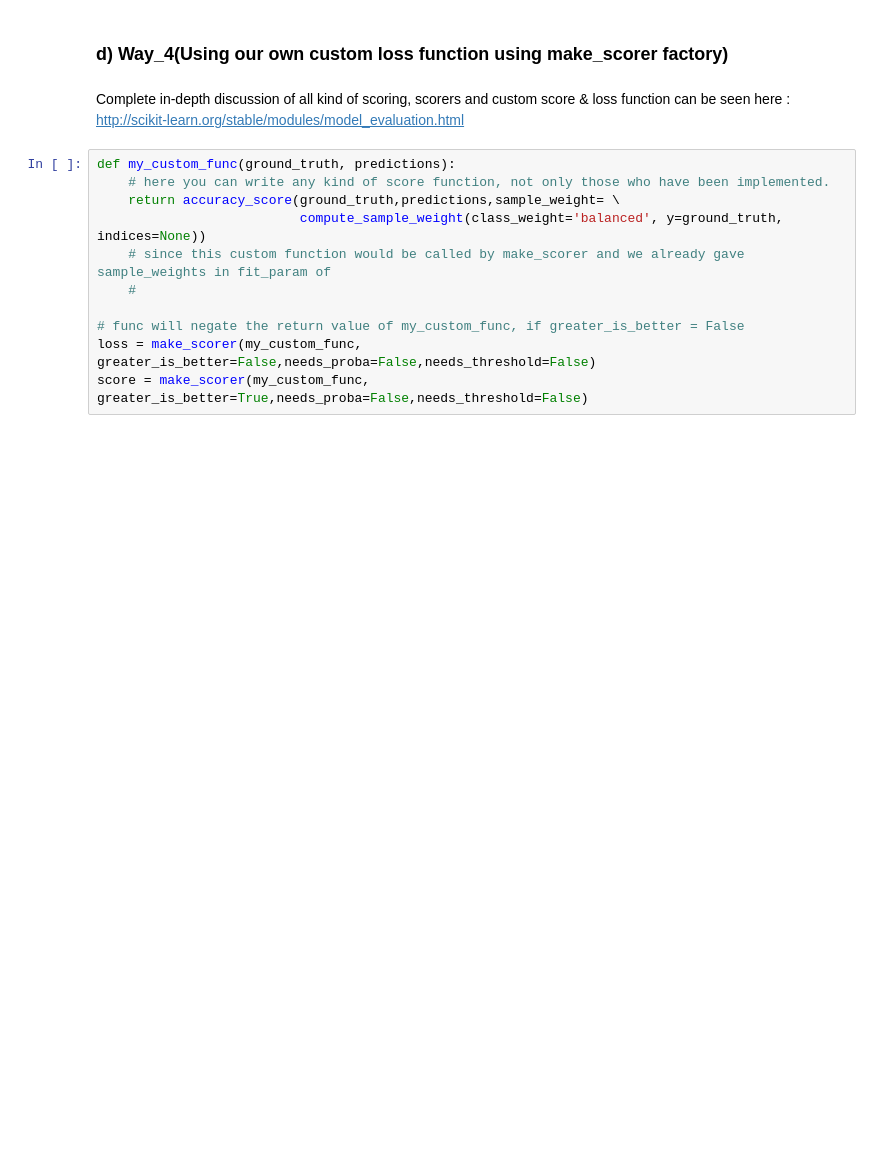
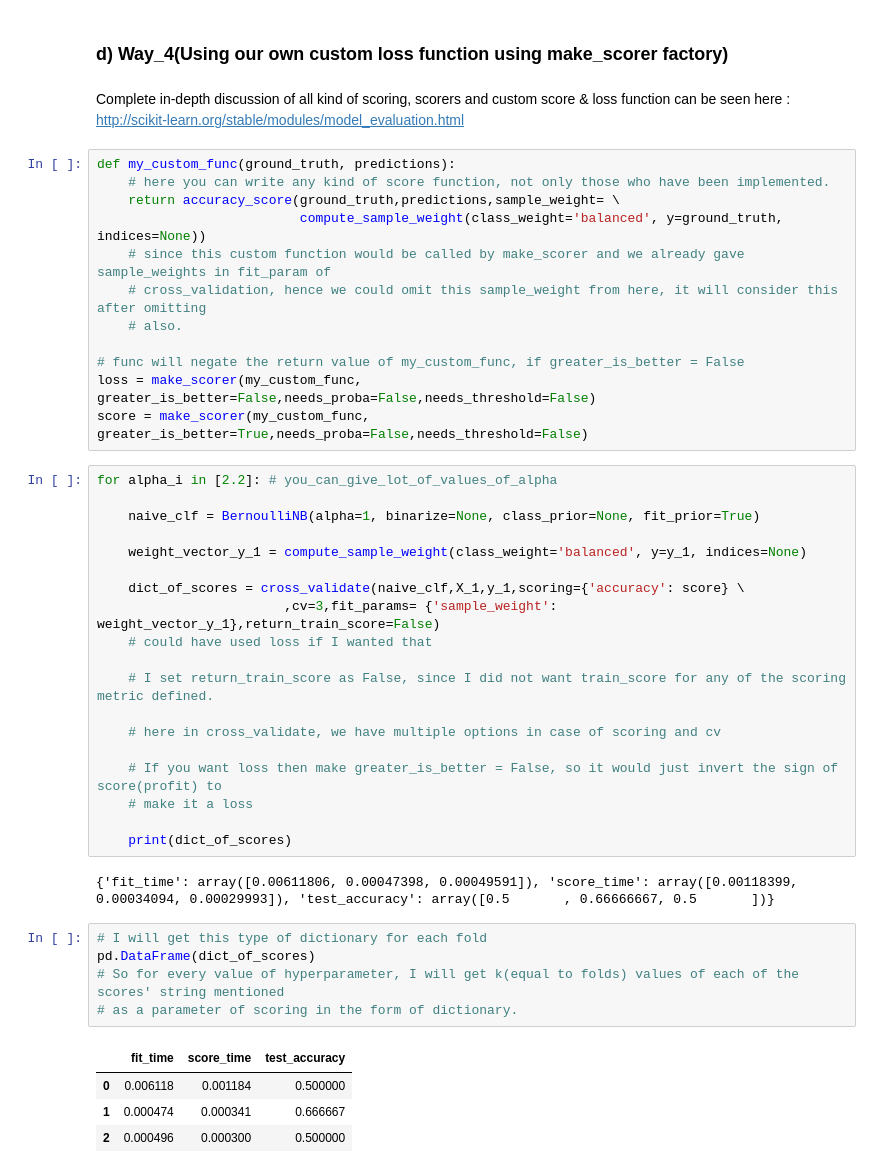
Before and after one commit to dagarh/Applied_, a Jupyter notebook: Naive_Bayes/PracticeWorksheet1.ipynb, the cells around one changed output. Saved outputs shown, nothing was run; the diff lists cells and outputs as text; blank space fills up the shorter version.

Commit message:
Naive Bayes Practice

```diff
--- a/Naive_Bayes/PracticeWorksheet1.ipynb
+++ b/Naive_Bayes/PracticeWorksheet1.ipynb
@@ -402,8 +402,40 @@ def my_custom_func(ground_truth, predictions):
     return accuracy_score(ground_truth,predictions,sample_weight= \
                           compute_sample_weight(class_weight='balanced', y=ground_truth, indices=None))
     # since this custom function would be called by make_scorer and we already gave sample_weights in fit_param of
-    #
+    # cross_validation, hence we could omit this sample_weight from here, it will consider this after omitting
+    # also.
 
 # func will negate the return value of my_custom_func, if greater_is_better = False
 loss = make_scorer(my_custom_func, greater_is_better=False,needs_proba=False,needs_threshold=False)
 score = make_scorer(my_custom_func, greater_is_better=True,needs_proba=False,needs_threshold=False)
+# %%
+for alpha_i in [2.2]: # you_can_give_lot_of_values_of_alpha
+
+    naive_clf = BernoulliNB(alpha=1, binarize=None, class_prior=None, fit_prior=True)
+
+    weight_vector_y_1 = compute_sample_weight(class_weight='balanced', y=y_1, indices=None)
+
+    dict_of_scores = cross_validate(naive_clf,X_1,y_1,scoring={'accuracy': score} \
+                        ,cv=3,fit_params= {'sample_weight': weight_vector_y_1},return_train_score=False)
+    # could have used loss if I wanted that
+
+    # I set return_train_score as False, since I did not want train_score for any of the scoring metric defined.
+
+    # here in cross_validate, we have multiple options in case of scoring and cv
+
+    # If you want loss then make greater_is_better = False, so it would just invert the sign of score(profit) to
+    # make it a loss
+
+    print(dict_of_scores)
+# %% [output]
+{'fit_time': array([0.00611806, 0.00047398, 0.00049591]), 'score_time': array([0.00118399, 0.00034094, 0.00029993]), 'test_accuracy': array([0.5       , 0.66666667, 0.5       ])}
+# %%
+# I will get this type of dictionary for each fold
+pd.DataFrame(dict_of_scores)
+# So for every value of hyperparameter, I will get k(equal to folds) values of each of the scores' string mentioned
+# as a parameter of scoring in the form of dictionary.
+# %% [output]
+|  | fit_time | score_time | test_accuracy |
+| 0 | 0.006118 | 0.001184 | 0.500000 |
+| 1 | 0.000474 | 0.000341 | 0.666667 |
+| 2 | 0.000496 | 0.000300 | 0.500000 |
```
